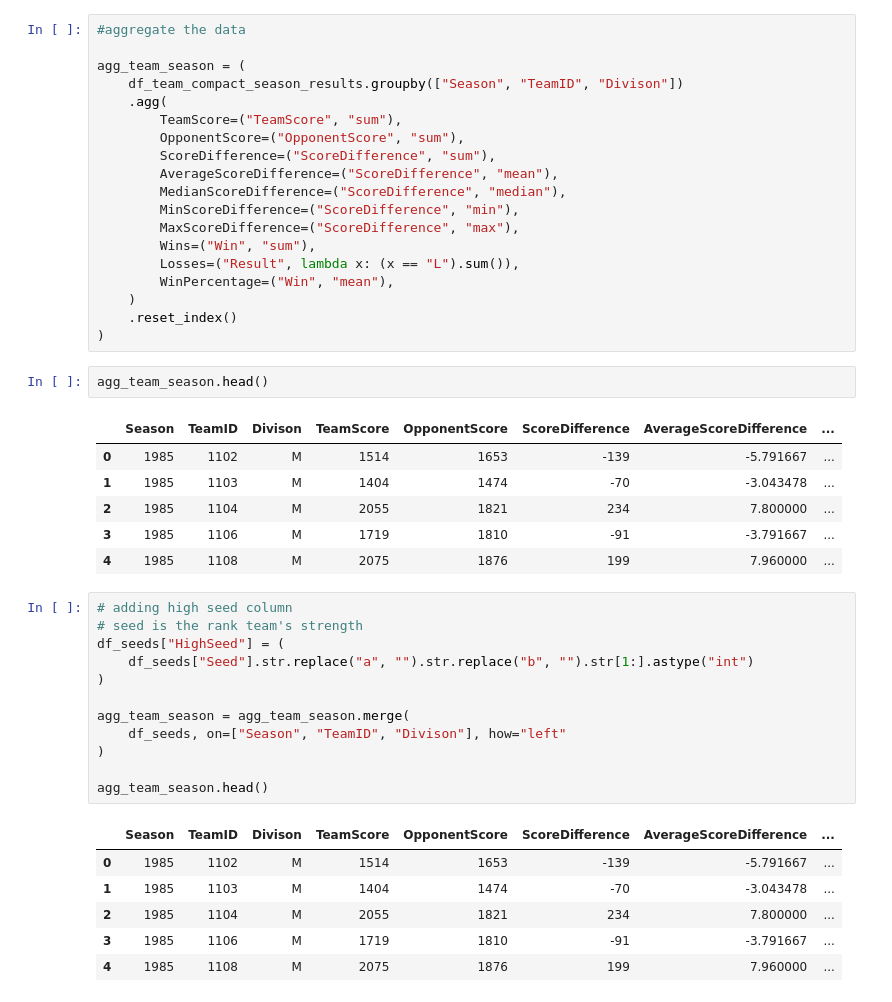
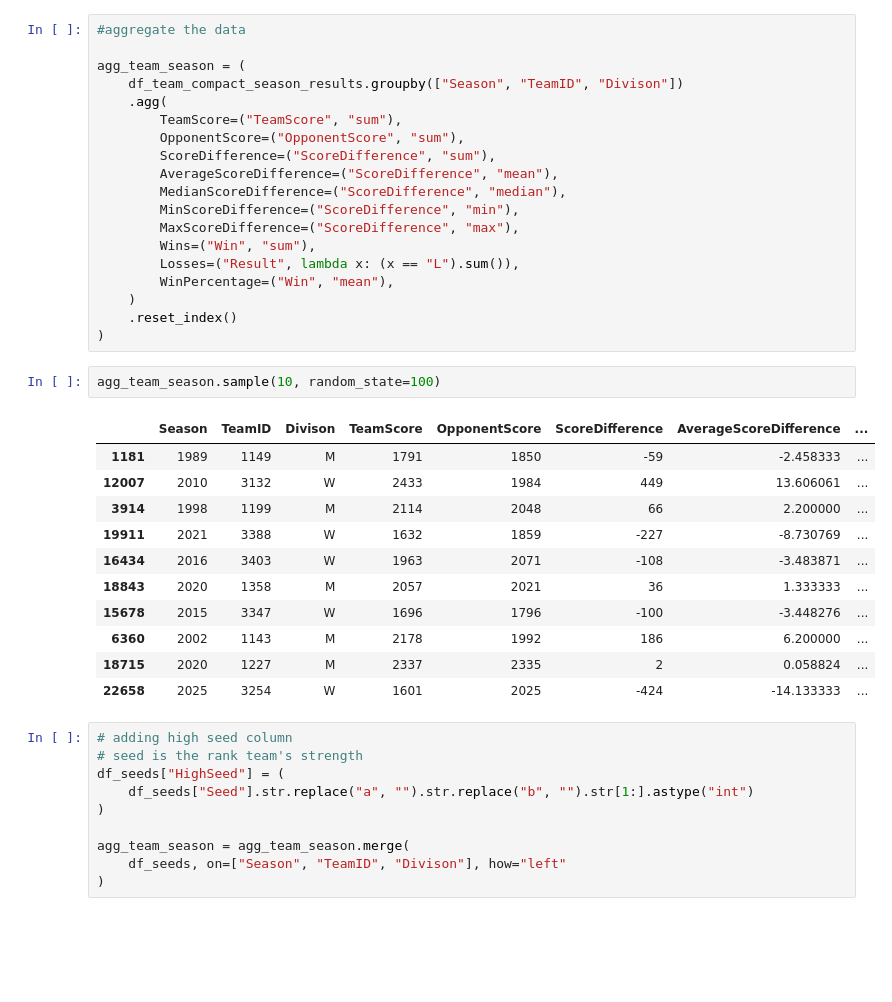
Before and after one commit to jamie07262/INFO-3608-PROJECT, a Jupyter notebook: Clone.ipynb, the cells around one changed output. Drawn from its saved outputs; the diff is of its cells as text; blank space fills up the shorter version.

```diff
--- a/Clone.ipynb
+++ b/Clone.ipynb
@@ -222,15 +298,20 @@ agg_team_season = (
     )
     .reset_index()
 )
-# %%
-agg_team_season.head()
-# %% [output]
-|  | Season | TeamID | Divison | TeamScore | OpponentScore | ScoreDifference | AverageScoreDifference | ... |
-| 0 | 1985 | 1102 | M | 1514 | 1653 | -139 | -5.791667 | ... |
-| 1 | 1985 | 1103 | M | 1404 | 1474 | -70 | -3.043478 | ... |
-| 2 | 1985 | 1104 | M | 2055 | 1821 | 234 | 7.800000 | ... |
-| 3 | 1985 | 1106 | M | 1719 | 1810 | -91 | -3.791667 | ... |
-| 4 | 1985 | 1108 | M | 2075 | 1876 | 199 | 7.960000 | ... |
+# %%
+agg_team_season.sample(10, random_state=100)
+# %% [output]
+|  | Season | TeamID | Divison | TeamScore | OpponentScore | ScoreDifference | AverageScoreDifference | ... |
+| 1181 | 1989 | 1149 | M | 1791 | 1850 | -59 | -2.458333 | ... |
+| 12007 | 2010 | 3132 | W | 2433 | 1984 | 449 | 13.606061 | ... |
+| 3914 | 1998 | 1199 | M | 2114 | 2048 | 66 | 2.200000 | ... |
+| 19911 | 2021 | 3388 | W | 1632 | 1859 | -227 | -8.730769 | ... |
+| 16434 | 2016 | 3403 | W | 1963 | 2071 | -108 | -3.483871 | ... |
+| 18843 | 2020 | 1358 | M | 2057 | 2021 | 36 | 1.333333 | ... |
+| 15678 | 2015 | 3347 | W | 1696 | 1796 | -100 | -3.448276 | ... |
+| 6360 | 2002 | 1143 | M | 2178 | 1992 | 186 | 6.200000 | ... |
+| 18715 | 2020 | 1227 | M | 2337 | 2335 | 2 | 0.058824 | ... |
+| 22658 | 2025 | 3254 | W | 1601 | 2025 | -424 | -14.133333 | ... |
 # %%
 # adding high seed column
 # seed is the rank team's strength
@@ -241,12 +322,3 @@ df_seeds["HighSeed"] = (
 agg_team_season = agg_team_season.merge(
     df_seeds, on=["Season", "TeamID", "Divison"], how="left"
 )
-
-agg_team_season.head()
-# %% [output]
-|  | Season | TeamID | Divison | TeamScore | OpponentScore | ScoreDifference | AverageScoreDifference | ... |
-| 0 | 1985 | 1102 | M | 1514 | 1653 | -139 | -5.791667 | ... |
-| 1 | 1985 | 1103 | M | 1404 | 1474 | -70 | -3.043478 | ... |
-| 2 | 1985 | 1104 | M | 2055 | 1821 | 234 | 7.800000 | ... |
-| 3 | 1985 | 1106 | M | 1719 | 1810 | -91 | -3.791667 | ... |
-| 4 | 1985 | 1108 | M | 2075 | 1876 | 199 | 7.960000 | ... |
```
Also changed, not shown: parts of 13 cells of this notebook.
